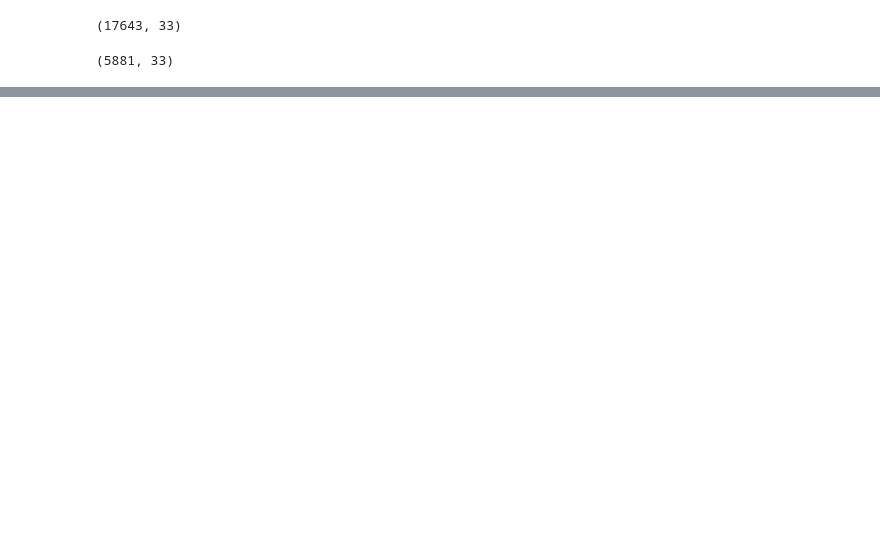
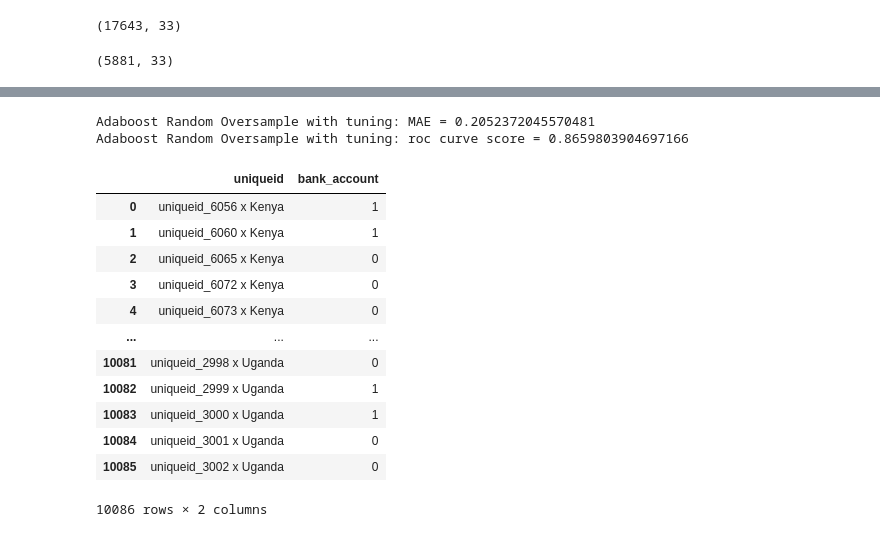
Before and after one commit to sarathisisme/zindi_financial_challenge, a Jupyter notebook: Zindi_Financial_Challenge.ipynb, the cells around one changed output, grey strips where cells are left out. Cells and saved outputs as stored; diff of their text form; code cells hidden in the pictures; blank space fills up the shorter version.

```diff
--- a/Zindi_Financial_Challenge.ipynb
+++ b/Zindi_Financial_Challenge.ipynb
@@ -406,0 +510,32 @@ X_test_preprocessed.shape
+# %%
+print(f"Adaboost Random Oversample with tuning: MAE = {mean_absolute_error(y_test, y_test_pred_ad_rnd_hyp)}")
+print(f"Adaboost Random Oversample with tuning: roc curve score = {roc_auc_score(y_test, y_test_pred_ad_rnd_hyp_probs)}")
+# %% [output]
+Adaboost Random Oversample with tuning: MAE = 0.2052372045570481
+Adaboost Random Oversample with tuning: roc curve score = 0.8659803904697166
+# %%
+test_copy = test.copy(deep=True)
+# %%
+test_copy = clean(test_copy)
+# %%
+y_final_test = best_model.predict(test_copy)
+# %%
+# Create submission DataFrame
+submission = pd.DataFrame({"uniqueid": test["uniqueid"] + " x " + test["country"],
+                           "bank_account": y_final_test})
+# %%
+submission
+# %% [output]
+|  | uniqueid | bank_account |
+| 0 | uniqueid_6056 x Kenya | 1 |
+| 1 | uniqueid_6060 x Kenya | 1 |
+| 2 | uniqueid_6065 x Kenya | 0 |
+| 3 | uniqueid_6072 x Kenya | 0 |
+| 4 | uniqueid_6073 x Kenya | 0 |
+| ... | ... | ... |
+| 10081 | uniqueid_2998 x Uganda | 0 |
+| 10082 | uniqueid_2999 x Uganda | 1 |
+| 10083 | uniqueid_3000 x Uganda | 1 |
+| 10084 | uniqueid_3001 x Uganda | 0 |
+| 10085 | uniqueid_3002 x Uganda | 0 |
+10086 rows × 2 columns
```
Also changed, not shown: parts of 38 cells of this notebook, 1 other file.
